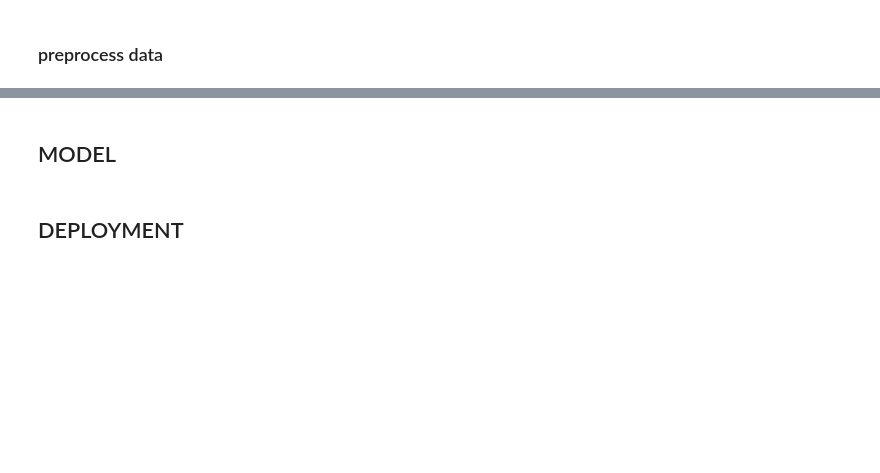
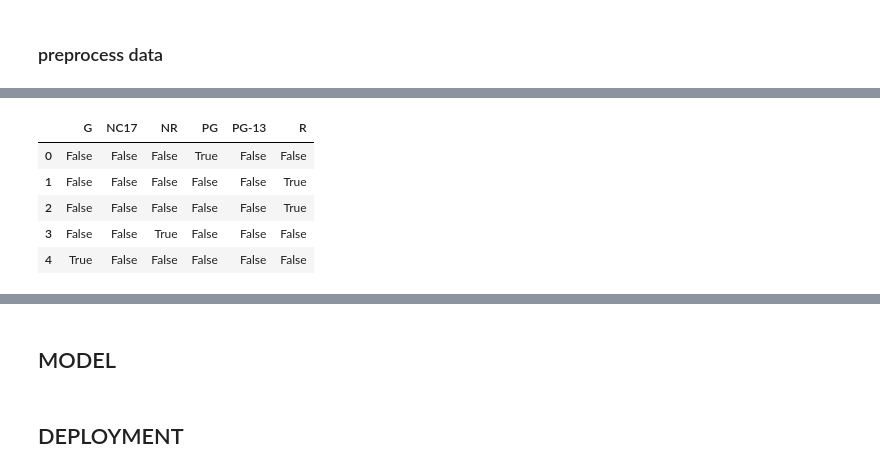
Before and after one commit to Friend09/strata-rotten-tomatoes-classification, a Jupyter notebook: practise_notebook_1st_approach.ipynb, the cells around one changed output, grey strips where cells are left out. Saved outputs shown, nothing was run; the diff lists cells and outputs as text; code cells hidden in the pictures; blank space fills up the shorter version.

```diff
--- a/practise_notebook_1st_approach.ipynb
+++ b/practise_notebook_1st_approach.ipynb
@@ -114,0 +154,11 @@ list(dfm.columns.values)
+# %%
+# one hot encoding content_rating
+content_rating = pd.get_dummies(dfm["content_rating"])
+content_rating.head()
+# %% [output]
+|  | G | NC17 | NR | PG | PG-13 | R |
+| 0 | False | False | False | True | False | False |
+| 1 | False | False | False | False | False | True |
+| 2 | False | False | False | False | False | True |
+| 3 | False | False | True | False | False | False |
+| 4 | True | False | False | False | False | False |
```
Also changed, not shown: parts of 4 cells of this notebook.
